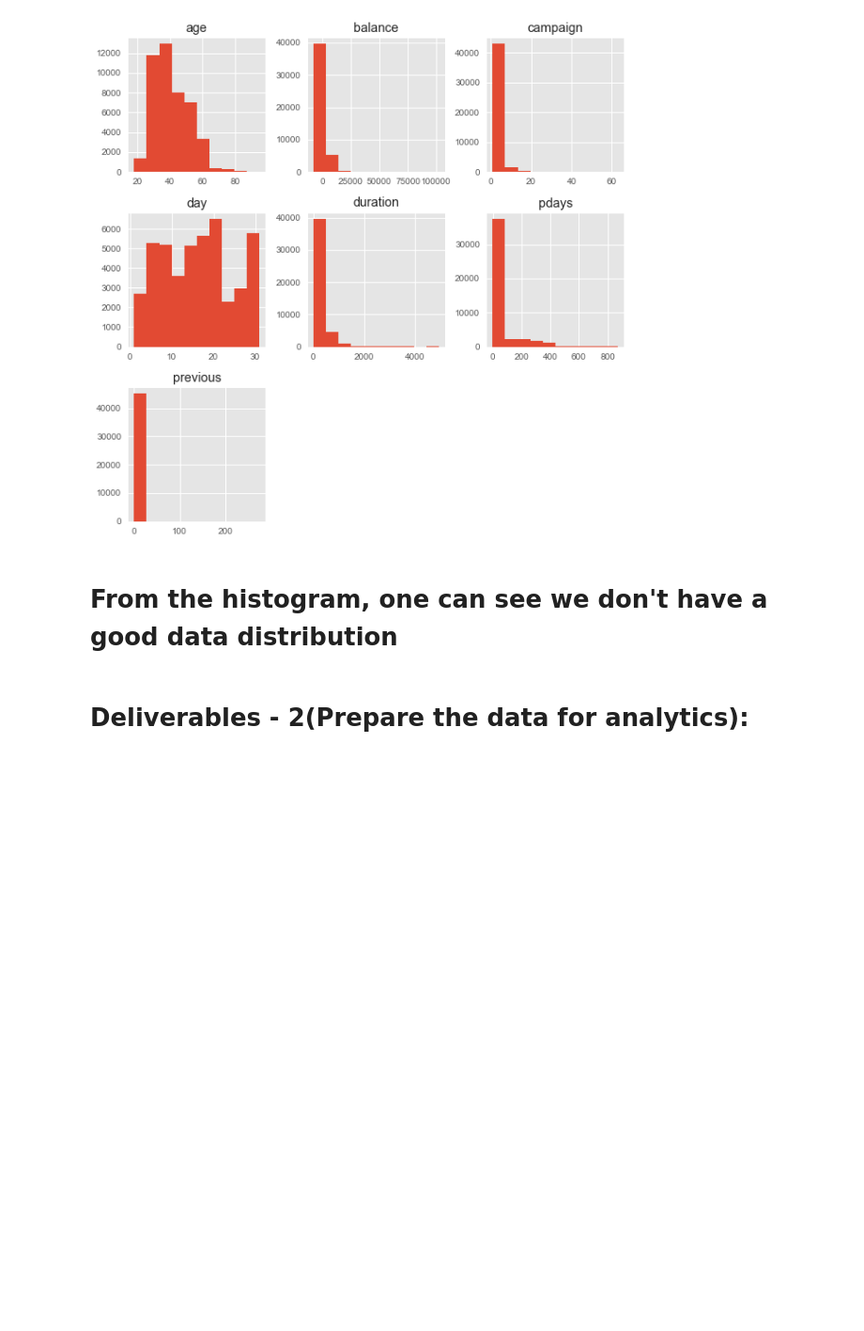
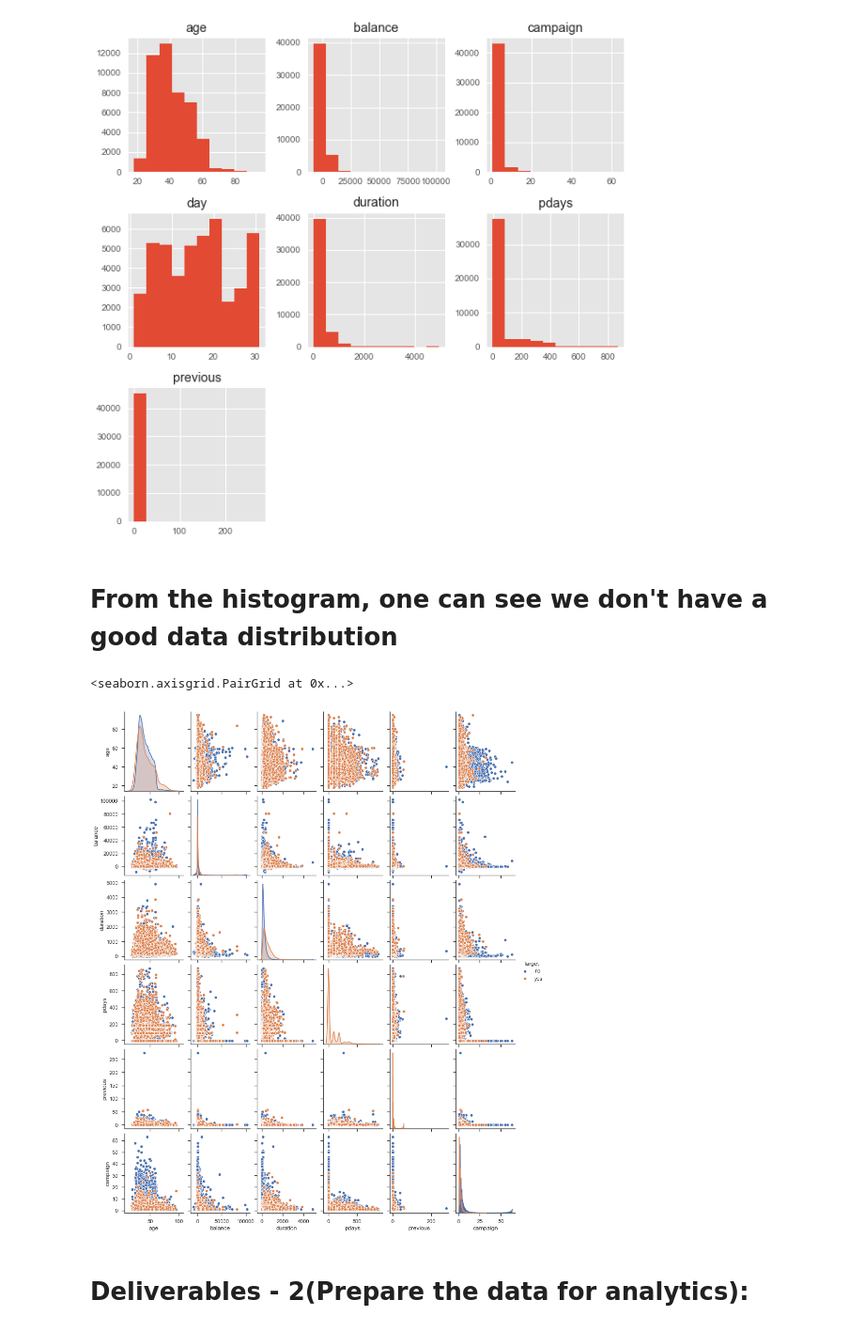
Before and after one commit to GreatLearningAIML1/gl-pgp-aiml-uta-intl-may20-secexprtwc, a Jupyter notebook: Term Deposit Subscription Prediction - Warren Camp(1).ipynb, the cells around one changed output. Shown at 94% size. Saved outputs shown, nothing was run; the diff lists cells and outputs as text; code cells hidden in the pictures; blank space fills up the shorter version.

```diff
--- a/Term Deposit Subscription Prediction - Warren Camp(1).ipynb
+++ b/Term Deposit Subscription Prediction - Warren Camp(1).ipynb
@@ -371,6 +371,14 @@ array([[<matplotlib.axes._subplots.AxesSubplot object at 0x...>,
 [figure]
 # %% [markdown]
 # From the histogram, one can see we don't have a good data distribution
+# %%
+# Bivariate analysis
+col = ['age','balance','duration', 'pdays', 'previous', 'campaign']
+sns.set(rc={'figure.figsize':(5,5)},style="ticks", color_codes=True)
+sns.pairplot(data=df,diag_kind="kde",aspect=0.8, hue='Target', vars=col)
+# %% [output]
+<seaborn.axisgrid.PairGrid at 0x...>
+[figure, added]
 # %% [markdown]
 # Deliverables - 2(Prepare the data for analytics):
 # %%
```
Also changed, not shown: parts of 6 cells of this notebook, 1 other file.
